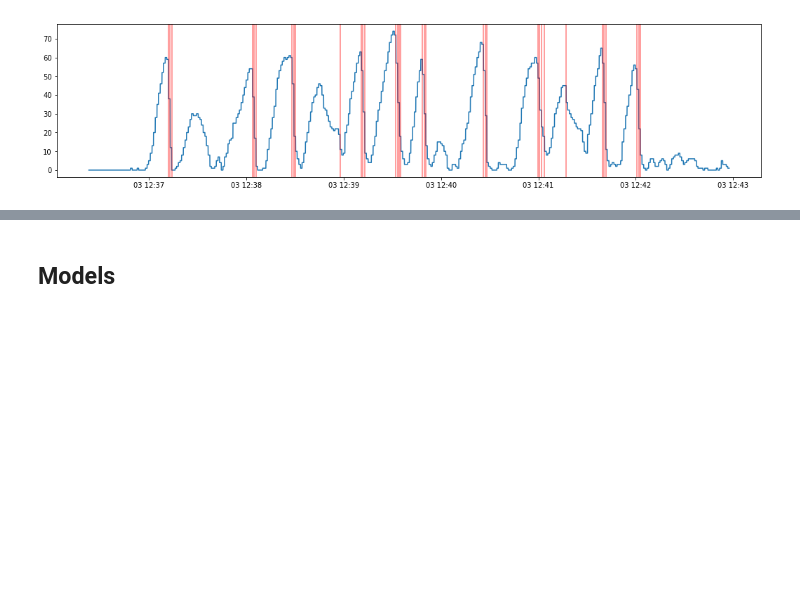
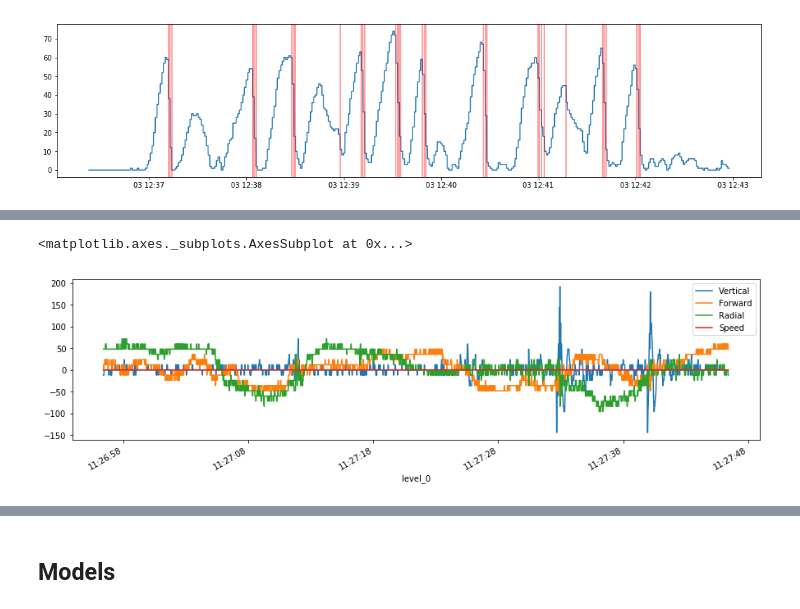
Before and after one commit to lirazch/RoadTrackACC, a Jupyter notebook: NewAnotationFormatNotebook_v1.ipynb, the cells around one changed output, grey strips where cells are left out. Cells and saved outputs as stored; diff of their text form; code cells hidden in the pictures; blank space fills up the shorter version.

```diff
--- a/NewAnotationFormatNotebook_v1.ipynb
+++ b/NewAnotationFormatNotebook_v1.ipynb
@@ -242,0 +291,5 @@ Hard_Stop
+# %%
+df[features[:4]][7500:10000].plot(figsize=(15,4))
+# %% [output]
+<matplotlib.axes._subplots.AxesSubplot at 0x...>
+[figure, added]
```
Also changed, not shown: parts of 37 cells of this notebook, 1 other file.
